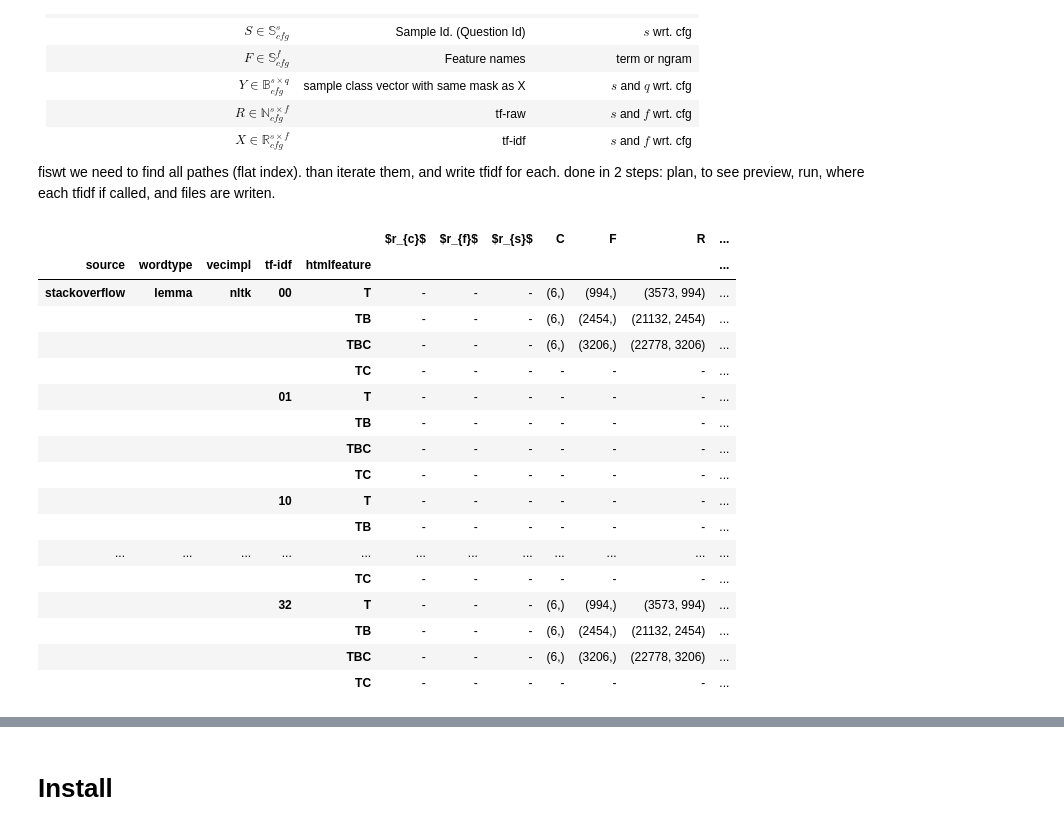
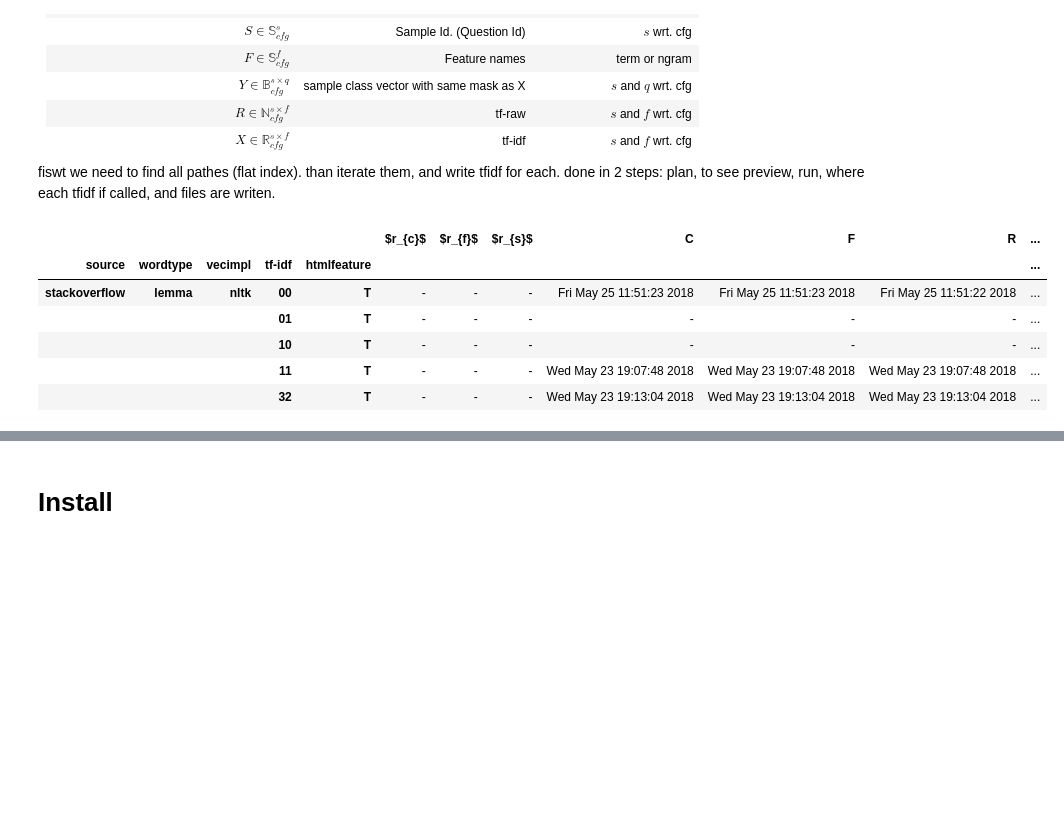
Before and after one commit to glouwa/StackOverflowTopicClustering, a Jupyter notebook: tfidf.ipynb, the cells around one changed output, grey strips where cells are left out. Saved outputs shown, nothing was run; the diff lists cells and outputs as text; code cells hidden in the pictures; blank space fills up the shorter version.

```diff
--- a/tfidf.ipynb
+++ b/tfidf.ipynb
@@ -52,29 +52,18 @@ done in 2 steps: plan, to see preview, run, where each tfidf if called, and file
 # %%
 import tfidf, src.algo.cell2string
 
 tfidfcfg    = slice('00', '32')
-htmlfeature = ['TB']
+htmlfeature = ['T']
 
 inputspace = tfidf.WordVecFrame().sort_index().sort_index(axis=1)
-idfplan = inputspace.loc[('stackoverflow', 'lemma', 'nltk', tfidfcfg), :]
-idfplan = src.algo.cell2string.file2shape(idfplan)
+idfplan = inputspace.loc[('stackoverflow', 'lemma', 'nltk', tfidfcfg, htmlfeature), :]
+idfplan = src.algo.cell2string.file2date(idfplan)
 idfplan
 # %% [output]
 |  |  |  |  |  | $r_{c}$ | $r_{f}$ | $r_{s}$ | C | F | R | ... |
 | source | wordtype | vecimpl | tf-idf | htmlfeature |  |  |  |  |  |  | ... |
-| stackoverflow | lemma | nltk | 00 | T | - | - | - | (6,) | (994,) | (3573, 994) | ... |
-|  |  |  |  | TB | - | - | - | (6,) | (2454,) | (21132, 2454) | ... |
-|  |  |  |  | TBC | - | - | - | (6,) | (3206,) | (22778, 3206) | ... |
-|  |  |  |  | TC | - | - | - | - | - | - | ... |
+| stackoverflow | lemma | nltk | 00 | T | - | - | - | Fri May 25 11:51:23 2018 | Fri May 25 11:51:23 2018 | Fri May 25 11:51:22 2018 | ... |
 |  |  |  | 01 | T | - | - | - | - | - | - | ... |
-|  |  |  |  | TB | - | - | - | - | - | - | ... |
-|  |  |  |  | TBC | - | - | - | - | - | - | ... |
-|  |  |  |  | TC | - | - | - | - | - | - | ... |
 |  |  |  | 10 | T | - | - | - | - | - | - | ... |
-|  |  |  |  | TB | - | - | - | - | - | - | ... |
-| ... | ... | ... | ... | ... | ... | ... | ... | ... | ... | ... | ... |
-|  |  |  |  | TC | - | - | - | - | - | - | ... |
-|  |  |  | 32 | T | - | - | - | (6,) | (994,) | (3573, 994) | ... |
-|  |  |  |  | TB | - | - | - | (6,) | (2454,) | (21132, 2454) | ... |
-|  |  |  |  | TBC | - | - | - | (6,) | (3206,) | (22778, 3206) | ... |
-|  |  |  |  | TC | - | - | - | - | - | - | ... |
+|  |  |  | 11 | T | - | - | - | Wed May 23 19:07:48 2018 | Wed May 23 19:07:48 2018 | Wed May 23 19:07:48 2018 | ... |
+|  |  |  | 32 | T | - | - | - | Wed May 23 19:13:04 2018 | Wed May 23 19:13:04 2018 | Wed May 23 19:13:04 2018 | ... |
```
Also changed, not shown: parts of 2 cells of this notebook, 3 other files.
